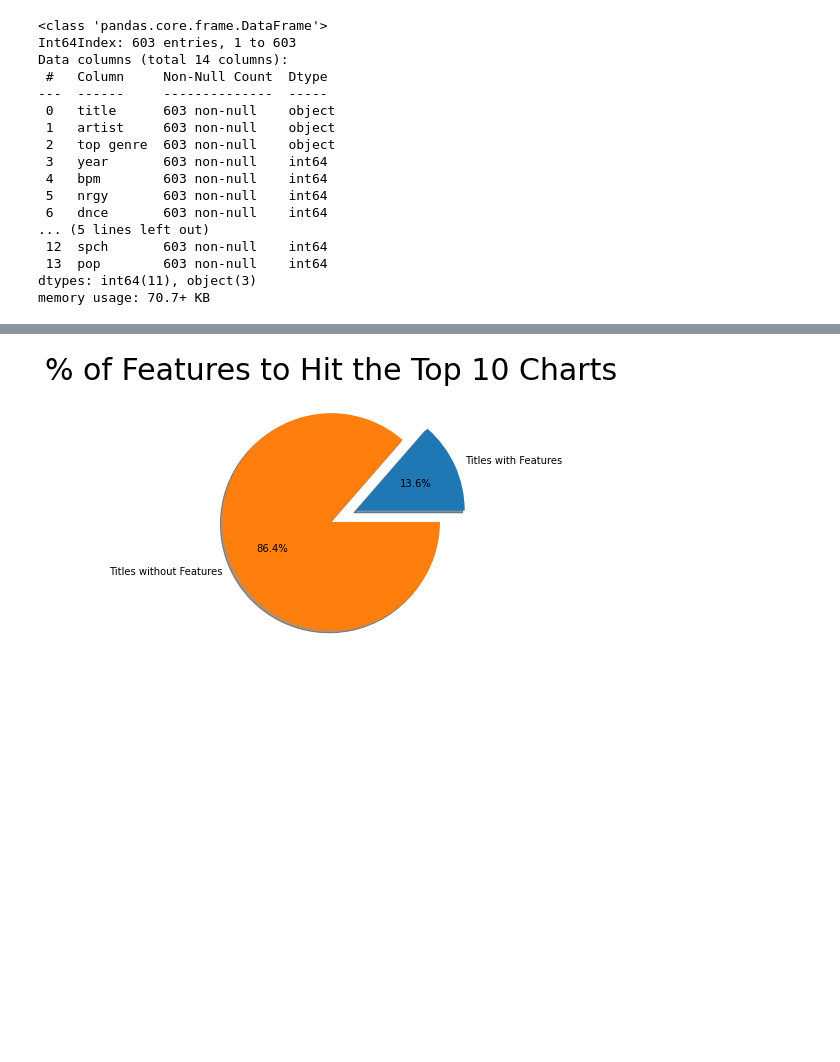
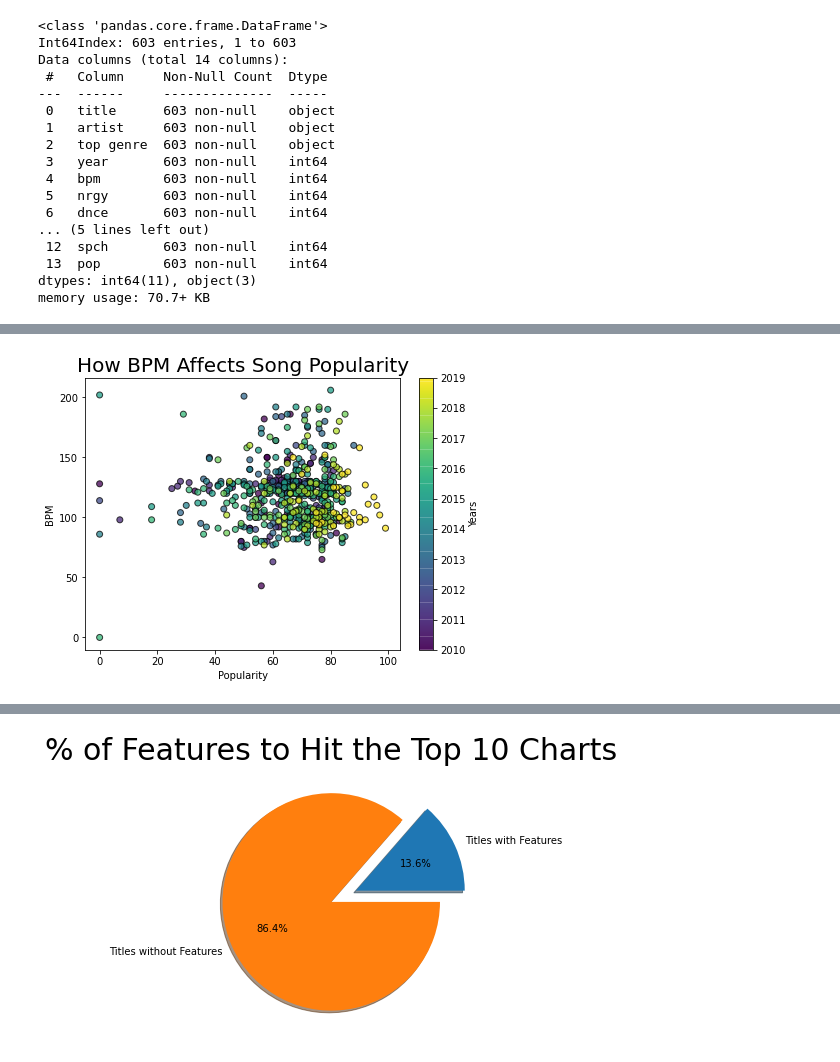
Before and after one commit to jvalliere/CMPS240-final-project, a Jupyter notebook: CMPS240_final_project.ipynb, the cells around one changed output, grey strips where cells are left out. Drawn from its saved outputs; the diff is of its cells as text; code cells hidden in the pictures; blank space fills up the shorter version.

```diff
--- a/CMPS240_final_project.ipynb
+++ b/CMPS240_final_project.ipynb
@@ -104,0 +102,16 @@ plt.show()
+# %%
+#Visualization of bpm, nrgy, dnce, etc.
+#scatter plot for bpm(and maybe others)? Look for clustering
+pop = top10s['pop']
+bpm = top10s['bpm']
+year = top10s['year']
+plt.scatter(pop, bpm, c= year, edgecolor = 'black', linewidth = 1, alpha = 0.75)
+cbar = plt.colorbar()
+cbar.set_label('Years')
+plt.xlabel('Popularity')
+plt.ylabel('BPM')
+plt.title('How BPM Affects Song Popularity', fontsize = 20)
+plt.tight_layout()
+plt.show()
+# %% [output]
+[figure, added]
```
Also changed, not shown: parts of 8 cells of this notebook.
